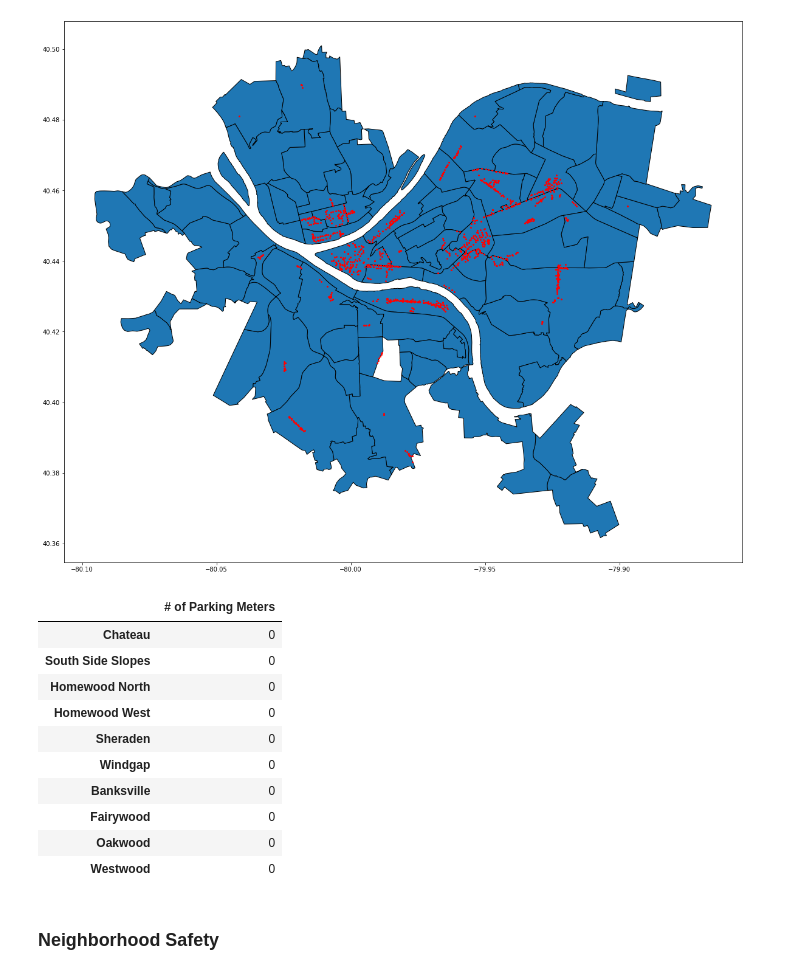
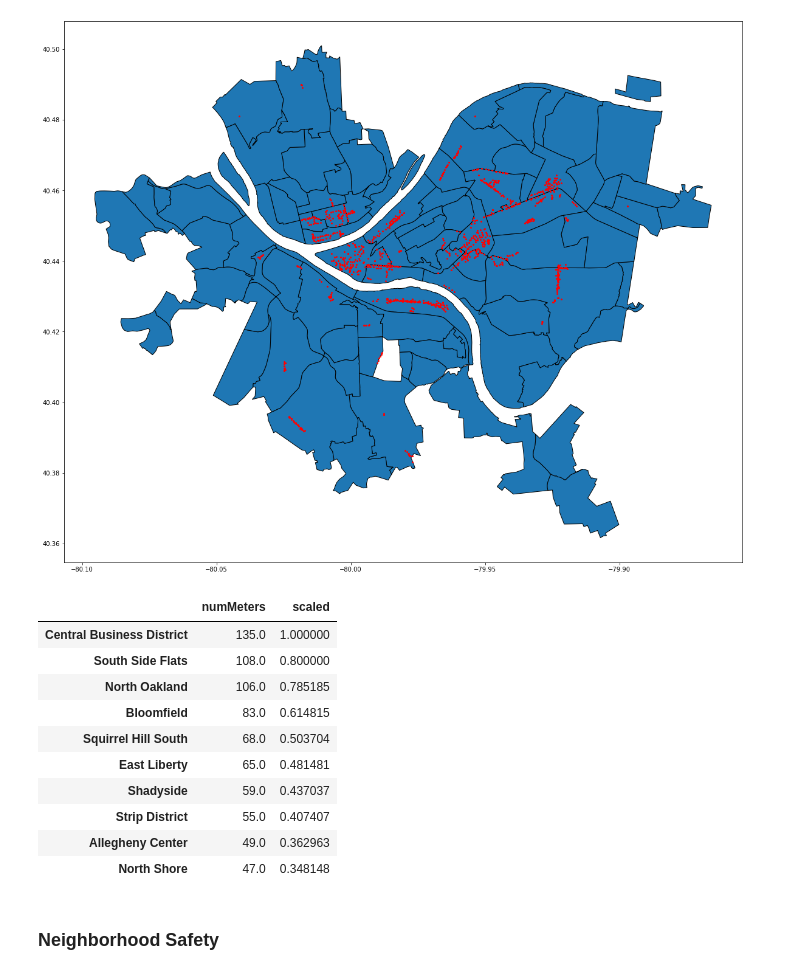
Before and after one commit to mark-sheffield/Final-Project, a Jupyter notebook: PresentationNotebook.ipynb, the cells around one changed output. Cells and saved outputs as stored; diff of their text form; code cells hidden in the pictures.

Commit message:
Scaled Values

```diff
--- a/PresentationNotebook.ipynb
+++ b/PresentationNotebook.ipynb
@@ -392,27 +392,39 @@ geodata.plot(ax=ax, color='red', marker="*", markersize=5) #Pot the parking mete
 # %%
 count = dict()
 
 for index, line in neighborhood.iterrows():
-    count[line['hood']] = 0
+    count[line['hood']] = 0.0
 
 for pt in geometry:
     for index, row in neighborhood.iterrows():
         if row['geometry'].contains(pt):
             count[row['hood']] = count[row['hood']] + 1
-count_df = pd.DataFrame.from_dict(count, orient='index', columns=['# of Parking Meters'])
-count_df.sort_values(by='# of Parking Meters', axis=0, ascending=True).head(10)
+count_df = pd.DataFrame.from_dict(count, orient='index', columns=['numMeters'])
+
+maxMeters = count_df.max(axis=0)['numMeters'];
+
+scaled = []
+
+for index, line in count_df.iterrows():
+    scale = 0
+    scale = float(line['numMeters']) / maxMeters
+    scaled.append(scale)
+
+count_df['scaled'] = scaled
+
+count_df.sort_values(by='numMeters', axis=0, ascending=False).head(10)
 # %% [output]
-|  | # of Parking Meters |
-| Chateau | 0 |
-| South Side Slopes | 0 |
-| Homewood North | 0 |
-| Homewood West | 0 |
-| Sheraden | 0 |
-| Windgap | 0 |
-| Banksville | 0 |
-| Fairywood | 0 |
-| Oakwood | 0 |
-| Westwood | 0 |
+|  | numMeters | scaled |
+| Central Business District | 135.0 | 1.000000 |
+| South Side Flats | 108.0 | 0.800000 |
+| North Oakland | 106.0 | 0.785185 |
+| Bloomfield | 83.0 | 0.614815 |
+| Squirrel Hill South | 68.0 | 0.503704 |
+| East Liberty | 65.0 | 0.481481 |
+| Shadyside | 59.0 | 0.437037 |
+| Strip District | 55.0 | 0.407407 |
+| Allegheny Center | 49.0 | 0.362963 |
+| North Shore | 47.0 | 0.348148 |
 # %% [markdown]
 ### Neighborhood Safety ###
 # %%
```
